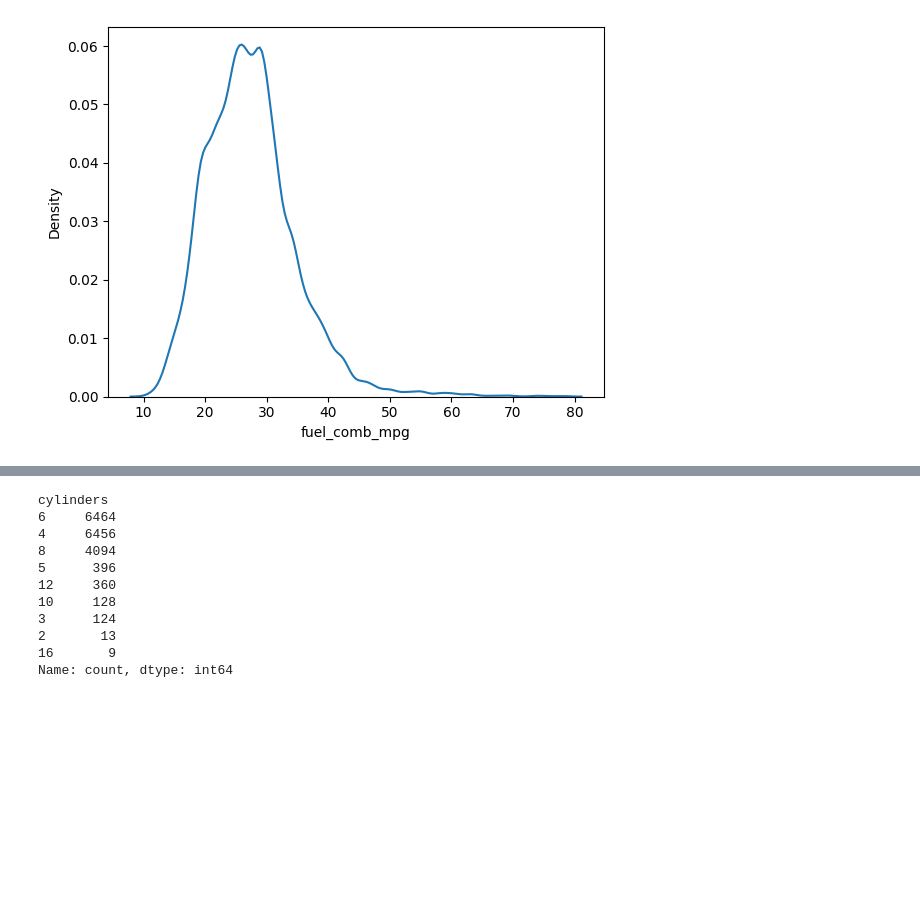
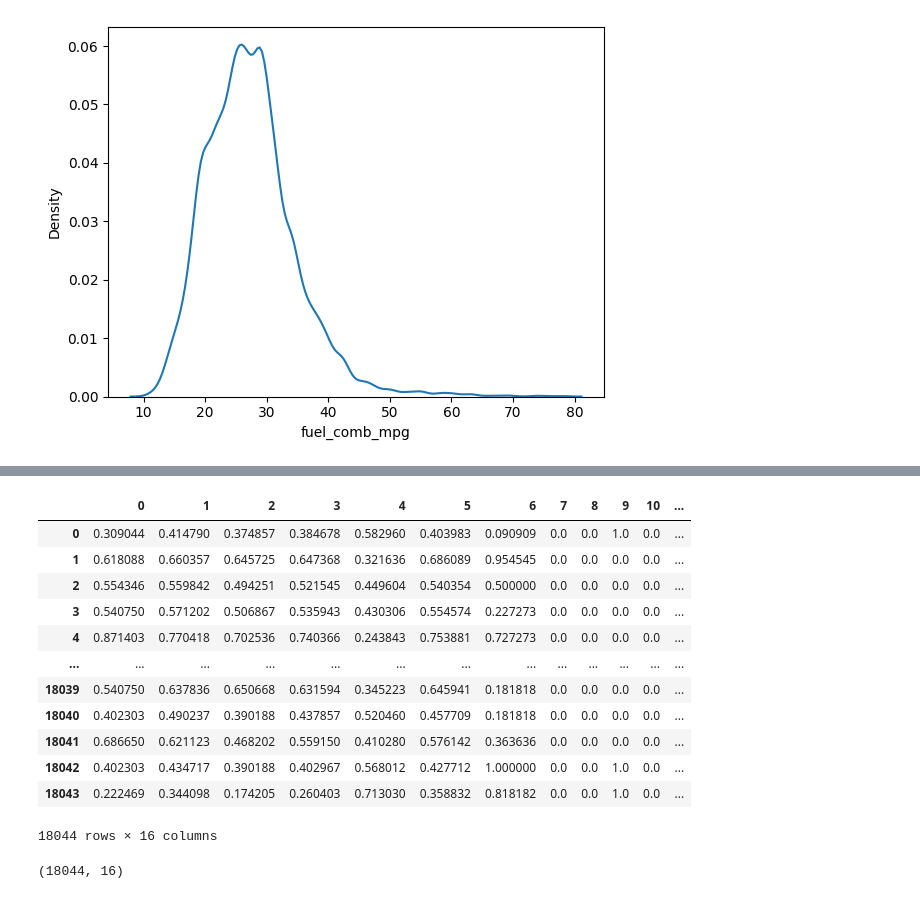
Before and after one commit to mPuchadesdo/Team-Challenge---Team-MPG, a Jupyter notebook: src/notebooks/mpuch_notebook.ipynb, the cells around one changed output, grey strips where cells are left out. Drawn from its saved outputs; the diff is of its cells as text; code cells hidden in the pictures; blank space fills up the shorter version.

```diff
--- a/src/notebooks/mpuch_notebook.ipynb
+++ b/src/notebooks/mpuch_notebook.ipynb
@@ -167,14 +87,0 @@ for col in num_feat:
-# %%
-train.cylinders.value_counts()
-# %% [output]
-cylinders
-6     6464
-4     6456
-8     4094
-5      396
-12     360
-10     128
-3      124
-2       13
-16       9
-Name: count, dtype: int64
@@ -215,0 +88,38 @@ preprocessing = ColumnTransformer(
+# %%
+# Transformación logarítmica
+log_transformer = FunctionTransformer(lambda x: np.log(x + 1))  # Sumar 1 para evitar log(0)
+
+# Pipeline para transformación logarítmica y escalado
+num_pipeline = Pipeline([
+    ("log", log_transformer),
+    ("scaler", MinMaxScaler())
+])
+
+# Preprocesador con todas las transformaciones
+preprocessing_pipeline = ColumnTransformer([
+    ("log_and_scaler", num_pipeline, features_log),
+    ("scaler_only", MinMaxScaler(), ["year"]),
+    ("ohe", OneHotEncoder(handle_unknown = "ignore"), ["cylinders"])  # OneHotEncoding
+])
+
+# Aplicar las transformaciones
+train = preprocessing_pipeline.fit_transform(df)
+pd.DataFrame(train)
+# %% [output]
+|  | 0 | 1 | 2 | 3 | 4 | 5 | 6 | 7 | 8 | 9 | 10 | ... |
+| 0 | 0.309044 | 0.414790 | 0.374857 | 0.384678 | 0.582960 | 0.403983 | 0.090909 | 0.0 | 0.0 | 1.0 | 0.0 | ... |
+| 1 | 0.618088 | 0.660357 | 0.645725 | 0.647368 | 0.321636 | 0.686089 | 0.954545 | 0.0 | 0.0 | 0.0 | 0.0 | ... |
+| 2 | 0.554346 | 0.559842 | 0.494251 | 0.521545 | 0.449604 | 0.540354 | 0.500000 | 0.0 | 0.0 | 0.0 | 0.0 | ... |
+| 3 | 0.540750 | 0.571202 | 0.506867 | 0.535943 | 0.430306 | 0.554574 | 0.227273 | 0.0 | 0.0 | 0.0 | 0.0 | ... |
+| 4 | 0.871403 | 0.770418 | 0.702536 | 0.740366 | 0.243843 | 0.753881 | 0.727273 | 0.0 | 0.0 | 0.0 | 0.0 | ... |
+| ... | ... | ... | ... | ... | ... | ... | ... | ... | ... | ... | ... | ... |
+| 18039 | 0.540750 | 0.637836 | 0.650668 | 0.631594 | 0.345223 | 0.645941 | 0.181818 | 0.0 | 0.0 | 0.0 | 0.0 | ... |
+| 18040 | 0.402303 | 0.490237 | 0.390188 | 0.437857 | 0.520460 | 0.457709 | 0.181818 | 0.0 | 0.0 | 0.0 | 0.0 | ... |
+| 18041 | 0.686650 | 0.621123 | 0.468202 | 0.559150 | 0.410280 | 0.576142 | 0.363636 | 0.0 | 0.0 | 0.0 | 0.0 | ... |
+| 18042 | 0.402303 | 0.434717 | 0.390188 | 0.402967 | 0.568012 | 0.427712 | 1.000000 | 0.0 | 0.0 | 1.0 | 0.0 | ... |
+| 18043 | 0.222469 | 0.344098 | 0.174205 | 0.260403 | 0.713030 | 0.358832 | 0.818182 | 0.0 | 0.0 | 1.0 | 0.0 | ... |
+18044 rows × 16 columns
+# %%
+train.shape
+# %% [output]
+(18044, 16)
```
Also changed, not shown: parts of 21 cells of this notebook.
